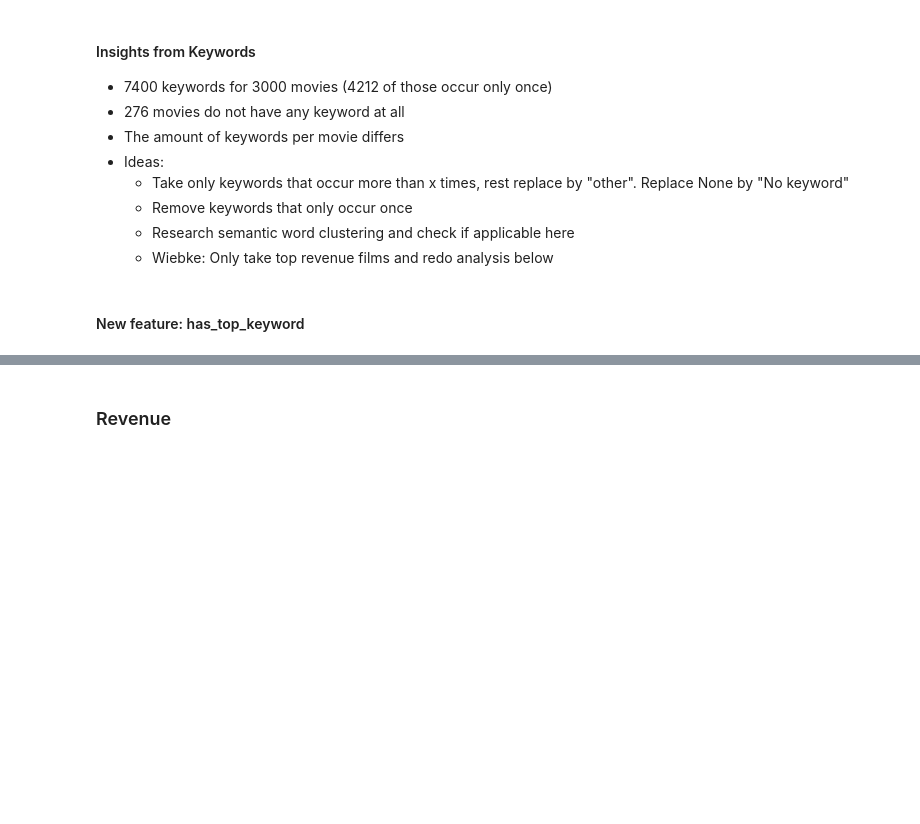
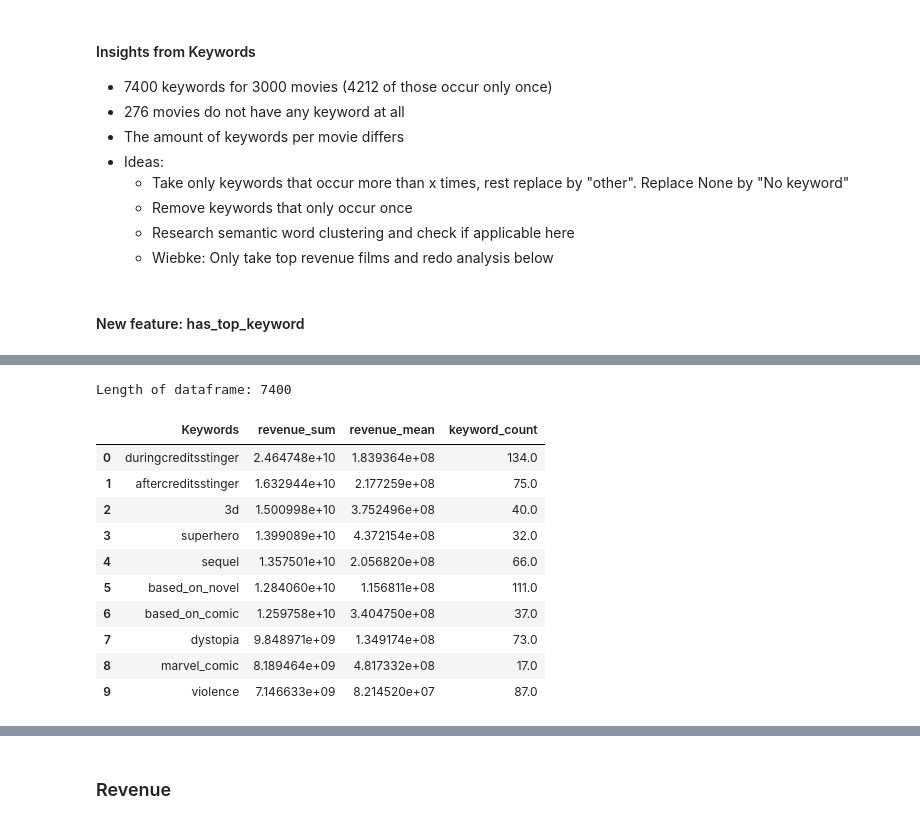
Before and after one commit to Cruzzor/BoxOffice, a Jupyter notebook: exploration_marcel.ipynb, the cells around one changed output, grey strips where cells are left out. Drawn from its saved outputs; the diff is of its cells as text; code cells hidden in the pictures; blank space fills up the shorter version.

```diff
--- a/exploration_marcel.ipynb
+++ b/exploration_marcel.ipynb
@@ -160,0 +189,15 @@ plt.show()
+# %%
+# First: Get pairs of keyword list + revenue for each movie
+copy_data = data.copy()
+copy_data['Keywords'] = copy_data['Keywords'].map(extract_names, na_action=None)
+df = copy_data[['Keywords', 'revenue']]
+
+keywords_df = (
+    pd.DataFrame(df.Keywords.values.tolist())
+    .stack()
+    .reset_index(level=1, drop=True)
+    .to_frame('Keywords')
+)
+df = keywords_df.join(df[['revenue']]).reset_index(drop=True)
+print('Length of dataframe: {}'.format(len(df)))
+df.head()
@@ -160,0 +212,31 @@ plt.show()
+# %%
+# Compute sum and mean revenue for each keyword + count occurences
+def f(x):
+    d = {}
+    d['revenue_sum'] = x['revenue'].sum()
+    d['revenue_mean'] = x['revenue'].mean()
+    d['keyword_count'] = len(x['revenue'])
+    return pd.Series(d, index=['revenue_sum', 'revenue_mean', 'keyword_count'])
+
+df = (df
+      .groupby('Keywords')
+      .apply(f)
+      .sort_values(['revenue_sum', 'revenue_mean'], ascending=False)
+      .reset_index()
+)
+
+print('Length of dataframe: {}'.format(len(df)))
+df.head(10)
+# %% [output]
+Length of dataframe: 7400
+|  | Keywords | revenue_sum | revenue_mean | keyword_count |
+| 0 | duringcreditsstinger | 2.464748e+10 | 1.839364e+08 | 134.0 |
+| 1 | aftercreditsstinger | 1.632944e+10 | 2.177259e+08 | 75.0 |
+| 2 | 3d | 1.500998e+10 | 3.752496e+08 | 40.0 |
+| 3 | superhero | 1.399089e+10 | 4.372154e+08 | 32.0 |
+| 4 | sequel | 1.357501e+10 | 2.056820e+08 | 66.0 |
+| 5 | based_on_novel | 1.284060e+10 | 1.156811e+08 | 111.0 |
+| 6 | based_on_comic | 1.259758e+10 | 3.404750e+08 | 37.0 |
+| 7 | dystopia | 9.848971e+09 | 1.349174e+08 | 73.0 |
+| 8 | marvel_comic | 8.189464e+09 | 4.817332e+08 | 17.0 |
+| 9 | violence | 7.146633e+09 | 8.214520e+07 | 87.0 |
```
Also changed, not shown: parts of 9 cells of this notebook.
